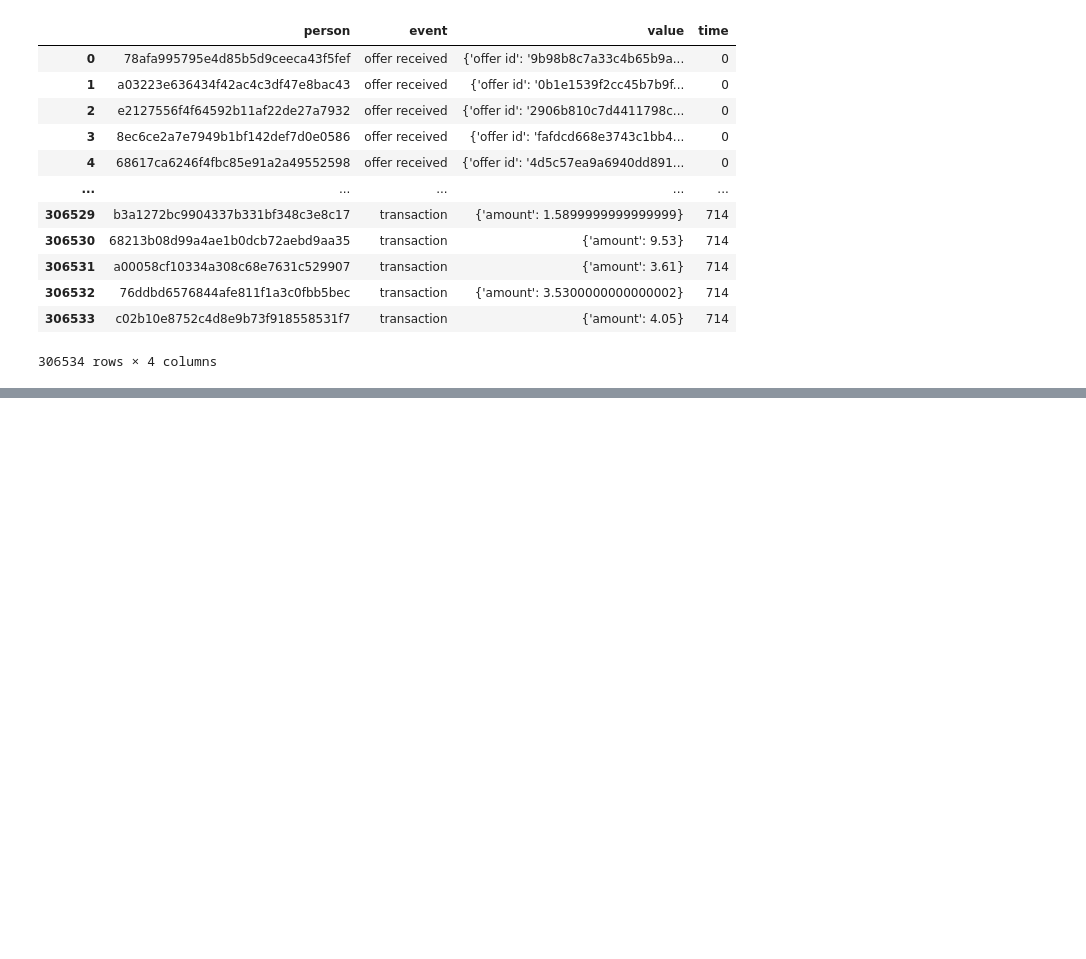
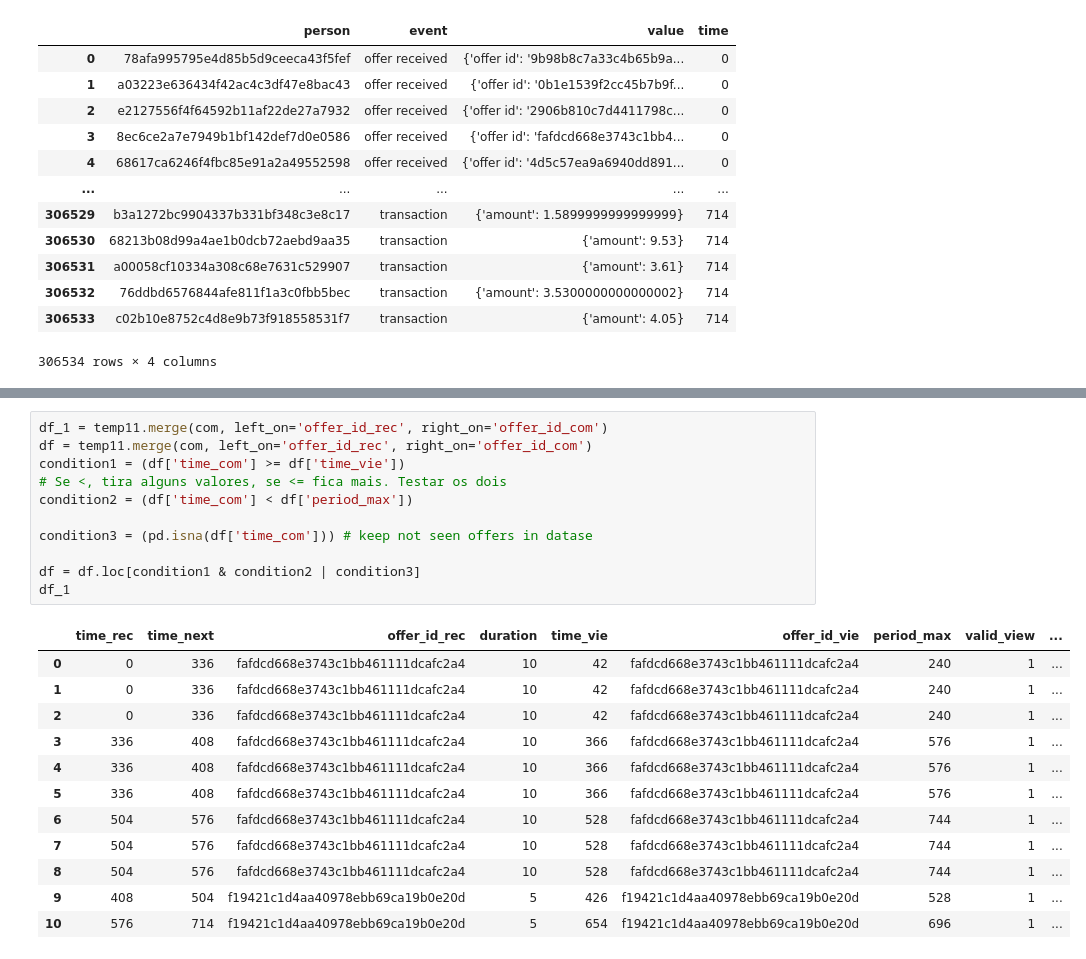
Before and after one commit to IsmaelMiranda11/capstone_project_offer_starbucks, a Jupyter notebook: Data Preparation.ipynb, the cells around one changed output, grey strips where cells are left out. Cells and saved outputs as stored; diff of their text form; blank space fills up the shorter version.

```diff
--- a/Data Preparation.ipynb
+++ b/Data Preparation.ipynb
@@ -1497,0 +1544,24 @@ get_offer_table_user('8b70ca1f5f5a45bdac2ac2f990b71526')[['offer_id_rec', 'time_
+# %%
+df_1 = temp11.merge(com, left_on='offer_id_rec', right_on='offer_id_com')
+df = temp11.merge(com, left_on='offer_id_rec', right_on='offer_id_com')
+condition1 = (df['time_com'] >= df['time_vie'])
+# Se <, tira alguns valores, se <= fica mais. Testar os dois
+condition2 = (df['time_com'] < df['period_max'])
+
+condition3 = (pd.isna(df['time_com'])) # keep not seen offers in datase
+
+df = df.loc[condition1 & condition2 | condition3]
+df_1
+# %% [output]
+|  | time_rec | time_next | offer_id_rec | duration | time_vie | offer_id_vie | period_max | valid_view | ... |
+| 0 | 0 | 336 | fafdcd668e3743c1bb461111dcafc2a4 | 10 | 42 | fafdcd668e3743c1bb461111dcafc2a4 | 240 | 1 | ... |
+| 1 | 0 | 336 | fafdcd668e3743c1bb461111dcafc2a4 | 10 | 42 | fafdcd668e3743c1bb461111dcafc2a4 | 240 | 1 | ... |
+| 2 | 0 | 336 | fafdcd668e3743c1bb461111dcafc2a4 | 10 | 42 | fafdcd668e3743c1bb461111dcafc2a4 | 240 | 1 | ... |
+| 3 | 336 | 408 | fafdcd668e3743c1bb461111dcafc2a4 | 10 | 366 | fafdcd668e3743c1bb461111dcafc2a4 | 576 | 1 | ... |
+| 4 | 336 | 408 | fafdcd668e3743c1bb461111dcafc2a4 | 10 | 366 | fafdcd668e3743c1bb461111dcafc2a4 | 576 | 1 | ... |
+| 5 | 336 | 408 | fafdcd668e3743c1bb461111dcafc2a4 | 10 | 366 | fafdcd668e3743c1bb461111dcafc2a4 | 576 | 1 | ... |
+| 6 | 504 | 576 | fafdcd668e3743c1bb461111dcafc2a4 | 10 | 528 | fafdcd668e3743c1bb461111dcafc2a4 | 744 | 1 | ... |
+| 7 | 504 | 576 | fafdcd668e3743c1bb461111dcafc2a4 | 10 | 528 | fafdcd668e3743c1bb461111dcafc2a4 | 744 | 1 | ... |
+| 8 | 504 | 576 | fafdcd668e3743c1bb461111dcafc2a4 | 10 | 528 | fafdcd668e3743c1bb461111dcafc2a4 | 744 | 1 | ... |
+| 9 | 408 | 504 | f19421c1d4aa40978ebb69ca19b0e20d | 5 | 426 | f19421c1d4aa40978ebb69ca19b0e20d | 528 | 1 | ... |
+| 10 | 576 | 714 | f19421c1d4aa40978ebb69ca19b0e20d | 5 | 654 | f19421c1d4aa40978ebb69ca19b0e20d | 696 | 1 | ... |
```
Also changed, not shown: parts of 10 cells of this notebook, 28 other files.
